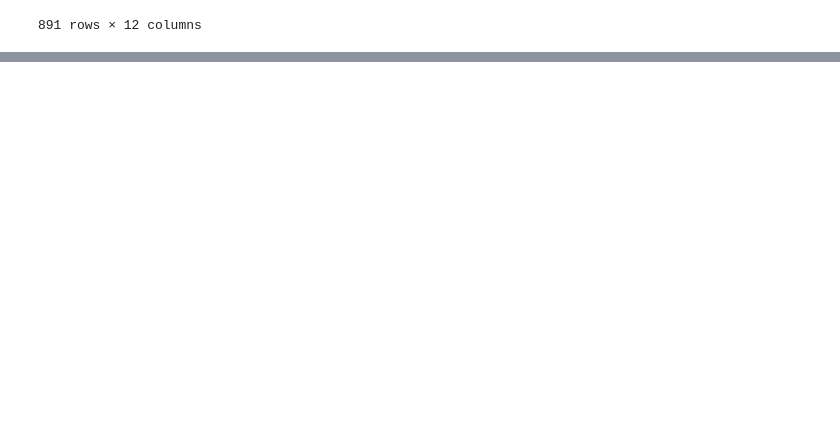
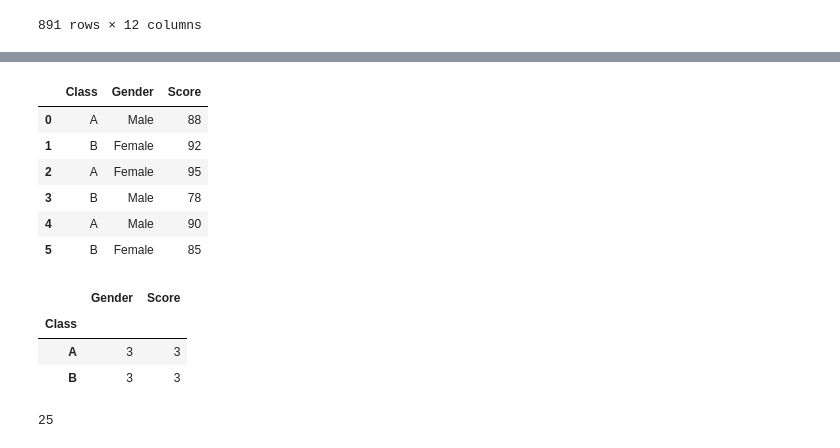
Before and after one commit to ezid007/Python_self_study, a Jupyter notebook: Day_47_pandas/my_pandas.ipynb, the cells around one changed output, grey strips where cells are left out. Drawn from its saved outputs; the diff is of its cells as text; code cells hidden in the pictures; blank space fills up the shorter version.

```diff
--- a/Day_47_pandas/my_pandas.ipynb
+++ b/Day_47_pandas/my_pandas.ipynb
@@ -73,0 +82,33 @@ drop_data
+# %%
+import pandas as pd
+
+# 예시 데이터프레임 생성
+data = {'Class': ['A', 'B', 'A', 'B', 'A', 'B'],
+        'Gender': ['Male', 'Female', 'Female', 'Male', 'Male', 'Female'],
+        'Score': [88, 92, 95, 78, 90, 85]}
+df = pd.DataFrame(data)
+
+display(df)
+# %% [output]
+|  | Class | Gender | Score |
+| 0 | A | Male | 88 |
+| 1 | B | Female | 92 |
+| 2 | A | Female | 95 |
+| 3 | B | Male | 78 |
+| 4 | A | Male | 90 |
+| 5 | B | Female | 85 |
+# %%
+# 'Class' 컬럼을 기준으로 그룹화
+grouped_by_class = df.groupby('Class').count()
+grouped_by_class
+# %% [output]
+|  | Gender | Score |
+| Class |  |  |
+| A | 3 | 3 |
+| B | 3 | 3 |
+# %%
+d = lambda x : x**2
+
+print(d(5))
+# %% [output]
+25
```
Also changed, not shown: parts of 3 cells of this notebook, 2 other files.
